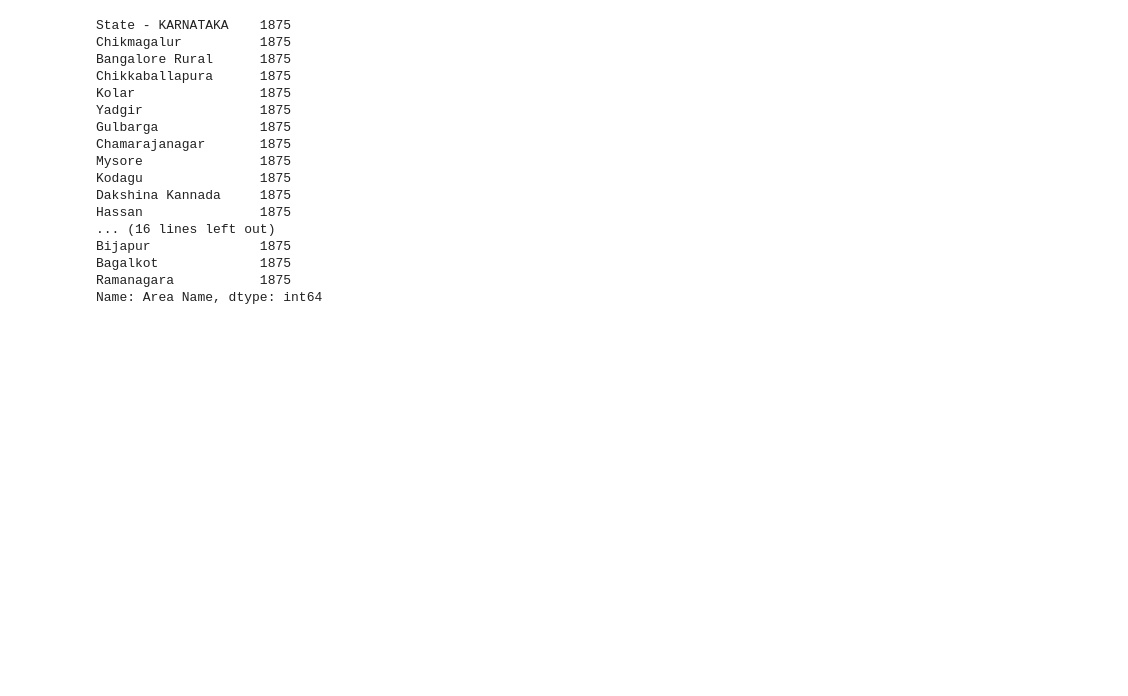
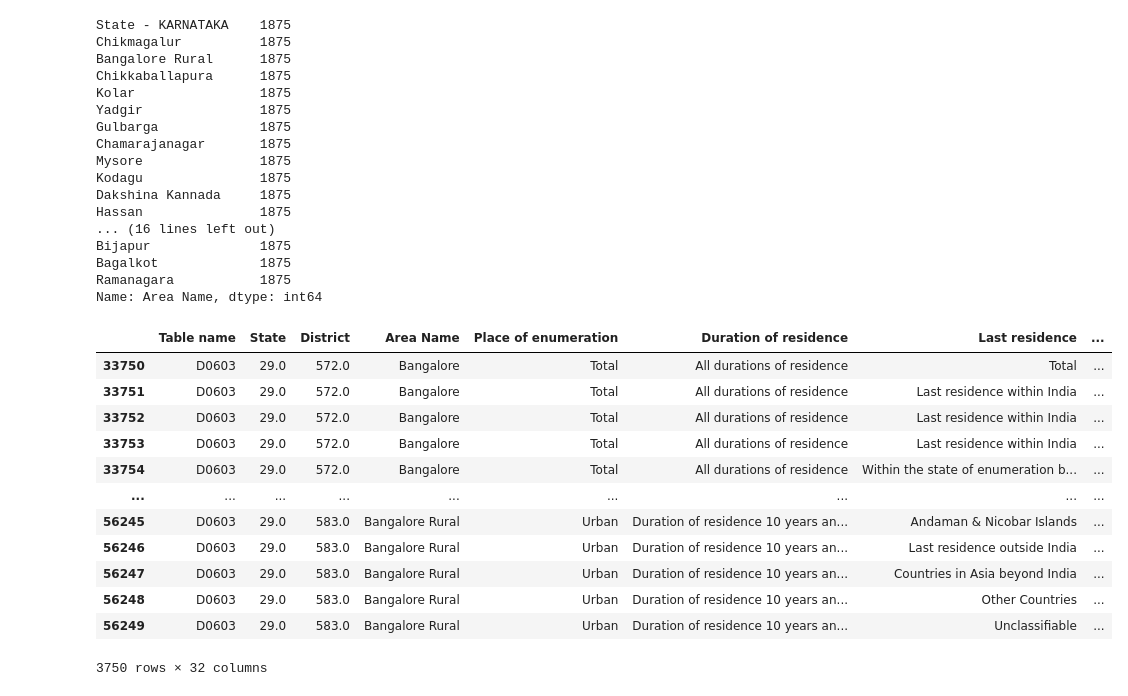
Before and after one commit to SuprajaYadavH/Hackathon, a Jupyter notebook: Reason_for_migration.ipynb, the cells around one changed output. Saved outputs shown, nothing was run; the diff lists cells and outputs as text; code cells hidden in the pictures; blank space fills up the shorter version.

```diff
--- a/Reason_for_migration.ipynb
+++ b/Reason_for_migration.ipynb
@@ -112,3 +112,22 @@ Bijapur              1875
 Bagalkot             1875
 Ramanagara           1875
 Name: Area Name, dtype: int64
+# %%
+#taking only bangalore data
+blr_data = data.loc[data['Area Name'].isin(['Bangalore', 'Bangalore Rural']), :]
+# %%
+blr_data
+# %% [output]
+|  | Table name | State | District | Area Name | Place of enumeration | Duration of residence | Last residence | ... |
+| 33750 | D0603 | 29.0 | 572.0 | Bangalore | Total | All durations of residence | Total | ... |
+| 33751 | D0603 | 29.0 | 572.0 | Bangalore | Total | All durations of residence | Last residence within India | ... |
+| 33752 | D0603 | 29.0 | 572.0 | Bangalore | Total | All durations of residence | Last residence within India | ... |
+| 33753 | D0603 | 29.0 | 572.0 | Bangalore | Total | All durations of residence | Last residence within India | ... |
+| 33754 | D0603 | 29.0 | 572.0 | Bangalore | Total | All durations of residence | Within the state of enumeration b... | ... |
+| ... | ... | ... | ... | ... | ... | ... | ... | ... |
+| 56245 | D0603 | 29.0 | 583.0 | Bangalore Rural | Urban | Duration of residence 10 years an... | Andaman & Nicobar Islands | ... |
+| 56246 | D0603 | 29.0 | 583.0 | Bangalore Rural | Urban | Duration of residence 10 years an... | Last residence outside India | ... |
+| 56247 | D0603 | 29.0 | 583.0 | Bangalore Rural | Urban | Duration of residence 10 years an... | Countries in Asia beyond India | ... |
+| 56248 | D0603 | 29.0 | 583.0 | Bangalore Rural | Urban | Duration of residence 10 years an... | Other Countries | ... |
+| 56249 | D0603 | 29.0 | 583.0 | Bangalore Rural | Urban | Duration of residence 10 years an... | Unclassifiable | ... |
+3750 rows × 32 columns
```
Also changed, not shown: parts of 1 cell of this notebook.
